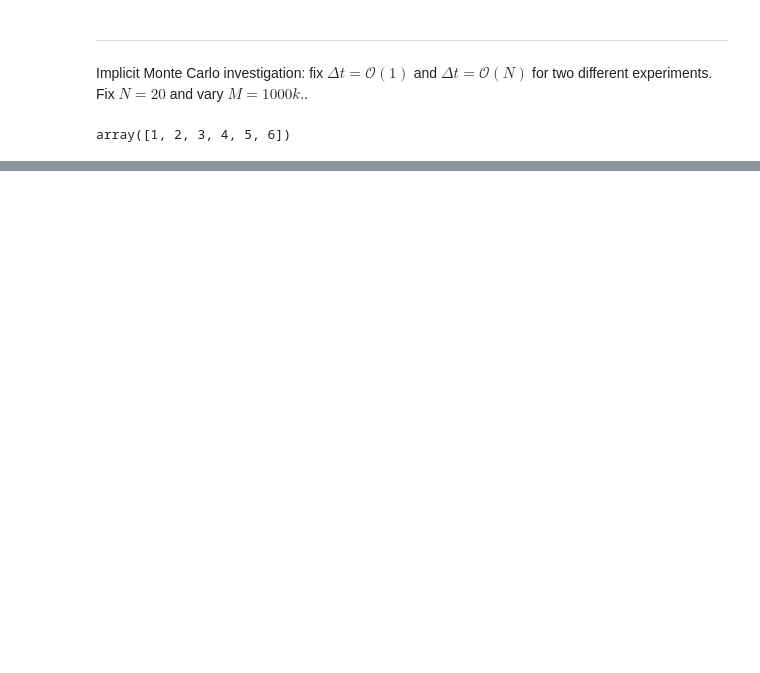
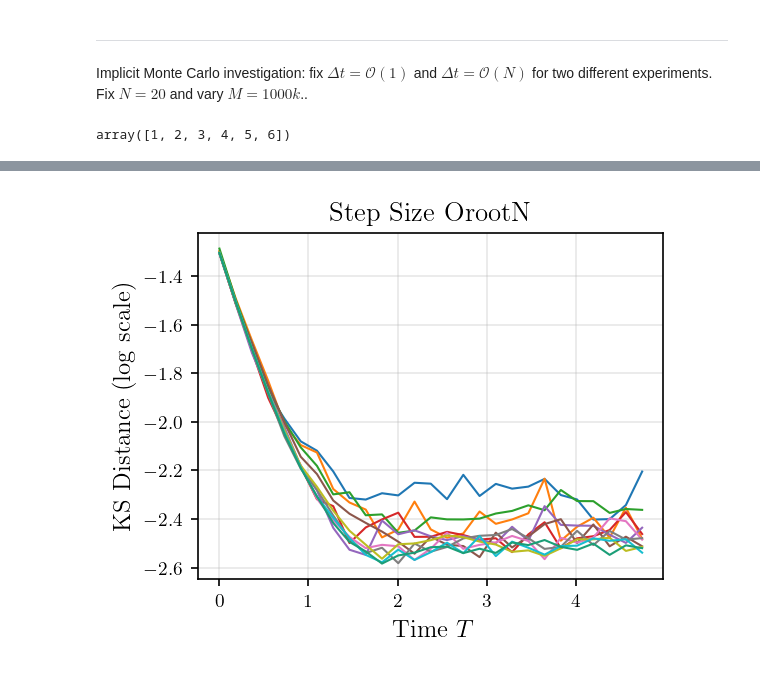
Before and after one commit to fredwdickinson/dissertation, a Jupyter notebook: code/main.ipynb, the cells around one changed output, grey strips where cells are left out. Cells and saved outputs as stored; diff of their text form; code cells hidden in the pictures; blank space fills up the shorter version.

Commit message:
longer bias/mc error

```diff
--- a/code/main.ipynb
+++ b/code/main.ipynb
@@ -365,0 +403,43 @@ plt.show()
+# %%
+loaded_data = np.load("data/mc_error-investigation-2.npz")
+mc_error_results = {}
+
+for key in loaded_data.files:
+    if key.endswith("_times"):
+        prefix = key.replace("_times", "")
+        parts = prefix.split("-")
+
+        M = int(parts[0][1:])
+        dt_choice = parts[1][2:]
+        method = parts[2]
+
+        mc_error_results[(M, dt_choice, method)] = {
+            "times": loaded_data[f"{prefix}_times"],
+            "distances": loaded_data[f"{prefix}_distances"],
+            "particles": loaded_data[f"{prefix}_particles"]
+        }
+
+N = loaded_data["N"][0]
+T = loaded_data["T"][0]
+# %%
+M_colours = dt_colours
+
+fig, axes = plt.subplots(figsize = (4, 3))
+axes = [axes]
+fixed_method = "implicit"
+
+for ax, dt_choice in zip(axes, dt_choices):
+    for j, M in enumerate(M_range):
+        key = (M, dt_choice, method)
+        data = mc_error_results[key]
+        ax.plot(data["times"], np.log10(data["distances"]), label = M, color = M_colours[j], lw = 1)
+
+    ax.set_xlabel(r"Time $T$")
+    ax.set_title(f"Step Size {dt_choice}")
+    ax.grid(True, alpha = 0.3)
+
+axes[0].set_ylabel("KS Distance (log scale)")
+
+plt.show()
+# %% [output]
+[figure, added]
```
Also changed, not shown: parts of 11 cells of this notebook.
